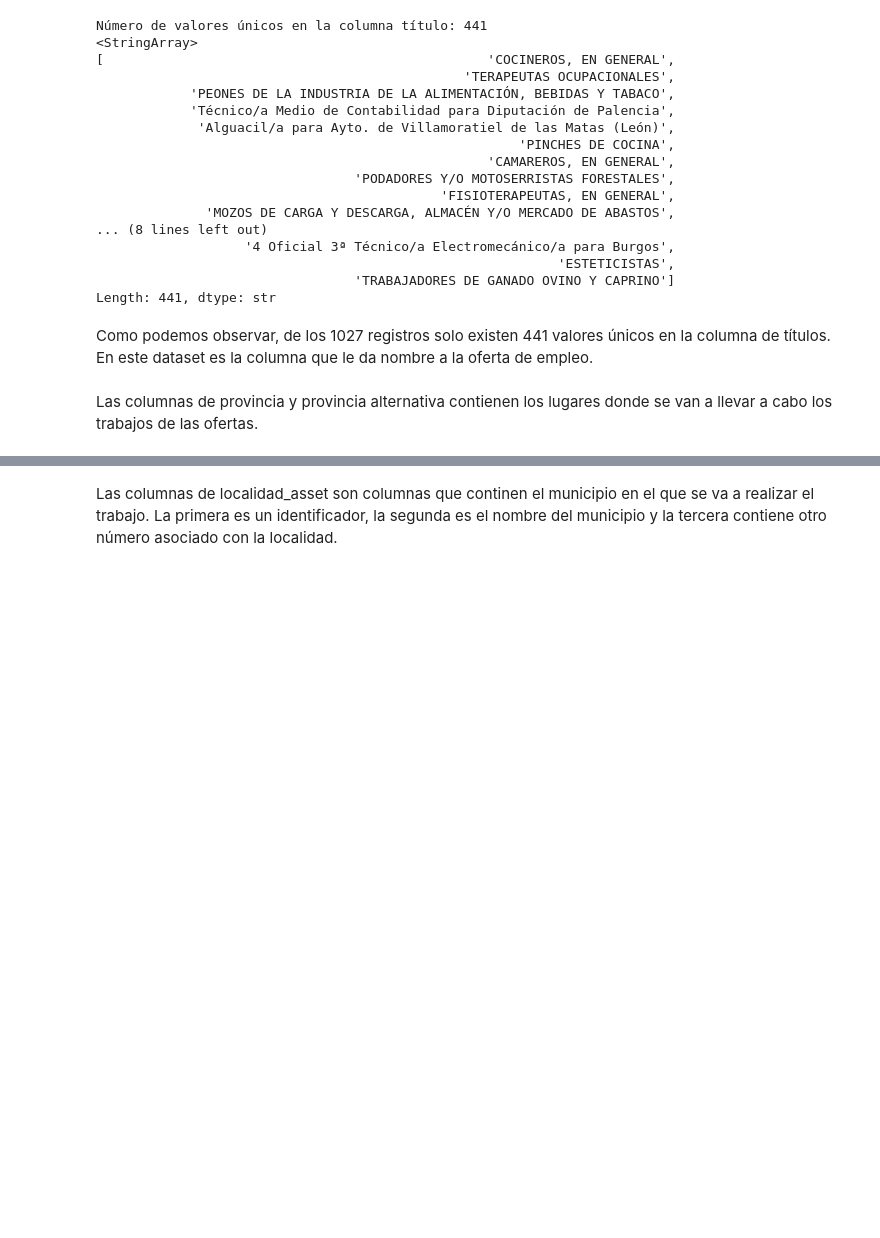
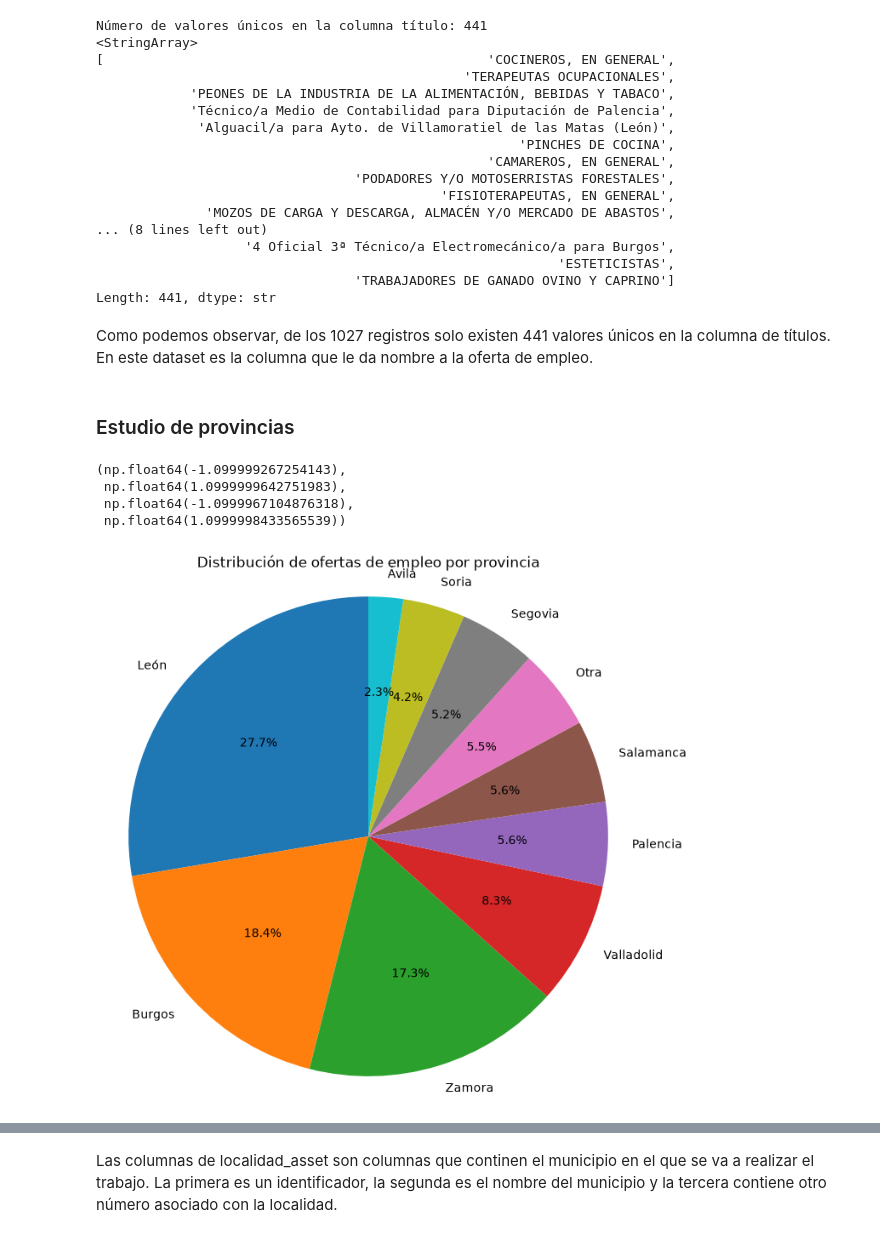
Before and after one commit to AlejandroAloVic/Proyecto-Grupal-Evolve, a Jupyter notebook: notebooks/01_eda_ecyl.ipynb, the cells around one changed output, grey strips where cells are left out. Cells and saved outputs as stored; diff of their text form; code cells hidden in the pictures; blank space fills up the shorter version.

```diff
--- a/notebooks/01_eda_ecyl.ipynb
+++ b/notebooks/01_eda_ecyl.ipynb
@@ -135,5 +137,27 @@ Número de valores únicos en la columna título: 441
 Length: 441, dtype: str
 # %% [markdown]
 Como podemos observar, de los 1027 registros solo existen 441 valores únicos en la columna de títulos. En este dataset es la columna que le da nombre a la oferta de empleo.
-# %% [markdown]
-Las columnas de provincia y provincia alternativa contienen los lugares donde se van a llevar a cabo los trabajos de las ofertas.
+# %% [markdown]
+### Estudio de provincias
+# %%
+# Contar ofertas por provincia
+ofertas_provincia = df["provincia"].value_counts()
+
+# Crear gráfica circular
+plt.figure(figsize=(8, 8))
+
+plt.pie(
+    ofertas_provincia,
+    labels=ofertas_provincia.index,
+    autopct="%1.1f%%",
+    startangle=90
+)
+
+plt.title("Distribución de ofertas de empleo por provincia")
+plt.axis("equal")
+# %% [output]
+(np.float64(-1.099999267254143),
+ np.float64(1.0999999642751983),
+ np.float64(-1.0999967104876318),
+ np.float64(1.0999998433565539))
+[figure, added]
```
Also changed, not shown: parts of 27 cells of this notebook, 1 other file.
